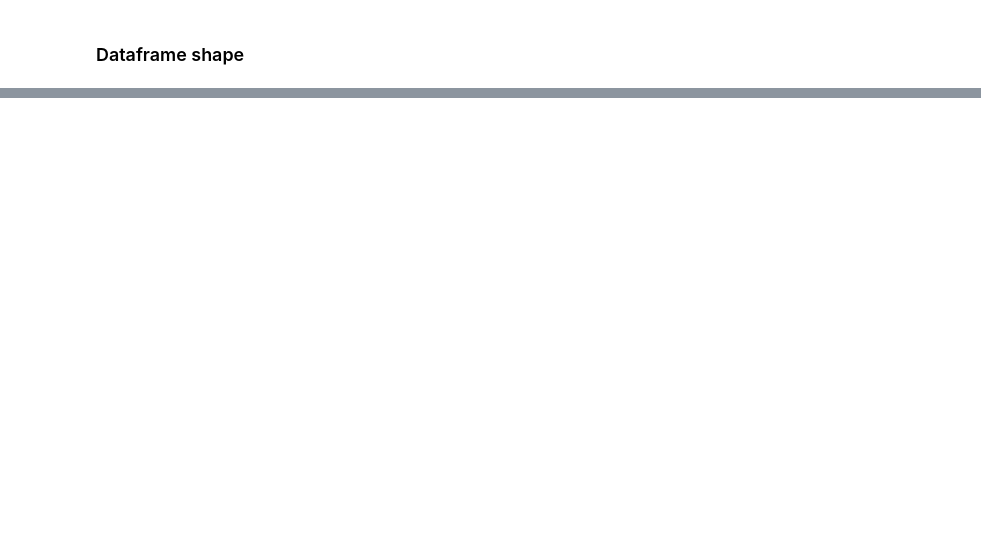
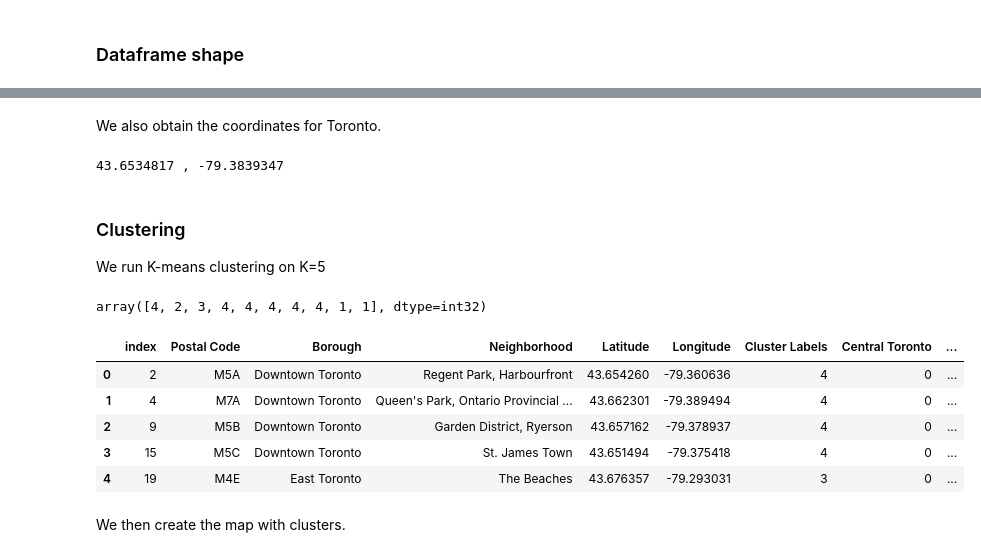
Before and after one commit to norvylle/Coursera_Capstone, a Jupyter notebook: Capstone Project.ipynb, the cells around one changed output, grey strips where cells are left out. Cells and saved outputs as stored; diff of their text form; code cells hidden in the pictures; blank space fills up the shorter version.

Commit message:
Added maps and K-means

```diff
--- a/Capstone Project.ipynb
+++ b/Capstone Project.ipynb
@@ -41,0 +67,4 @@ df.shape
+# %%
+geo = pd.read_csv("Geospatial_Coordinates.csv")
+new_df = pd.merge(df, geo, on=['Postal Code'])
+new_df.head()
@@ -41,0 +81,16 @@ df.shape
+# %%
+# one hot encoding
+a = new_df[new_df['Borough'].str.contains("Toronto")]
+
+df_onehot = pd.get_dummies(a[['Borough']], prefix="", prefix_sep="")
+
+# add neighborhood column back to dataframe
+df_onehot['Neighborhood'] = new_df['Neighborhood']
+
+# move neighborhood column to the first column
+fixed_columns = [df_onehot.columns[-1]] + list(df_onehot.columns[:-1])
+df_onehot = df_onehot[fixed_columns]
+
+#Group according to Neighborhood
+df_grouped = df_onehot.groupby('Neighborhood').mean().reset_index()
+df_grouped
@@ -41,0 +115,44 @@ df.shape
+# %% [markdown]
+We also obtain the coordinates for Toronto.
+# %%
+address = 'Toronto, Ontario'
+
+geolocator = Nominatim(user_agent="ny_explorer")
+location = geolocator.geocode(address)
+latitude = location.latitude
+longitude = location.longitude
+print(latitude,",",longitude)
+# %% [output]
+43.6534817 , -79.3839347
+# %% [markdown]
+### Clustering
+
+We run K-means clustering on K=5
+# %%
+# set number of clusters
+kclusters = 5
+
+df_grouped_clustering = df_grouped.drop('Neighborhood', 1)
+
+# run k-means clustering
+kmeans = KMeans(n_clusters=kclusters, random_state=0).fit(df_grouped_clustering)
+
+# check cluster labels generated for each row in the dataframe
+kmeans.labels_[0:10]
+# %% [output]
+array([4, 2, 3, 4, 4, 4, 4, 4, 1, 1], dtype=int32)
+# %%
+df_grouped.insert(0, 'Cluster Labels', kmeans.labels_)
+
+df_merged = a.join(df_grouped.set_index('Neighborhood'), on='Neighborhood').reset_index()
+
+df_merged.head()
+# %% [output]
+|  | index | Postal Code | Borough | Neighborhood | Latitude | Longitude | Cluster Labels | Central Toronto | ... |
+| 0 | 2 | M5A | Downtown Toronto | Regent Park, Harbourfront | 43.654260 | -79.360636 | 4 | 0 | ... |
+| 1 | 4 | M7A | Downtown Toronto | Queen's Park, Ontario Provincial ... | 43.662301 | -79.389494 | 4 | 0 | ... |
+| 2 | 9 | M5B | Downtown Toronto | Garden District, Ryerson | 43.657162 | -79.378937 | 4 | 0 | ... |
+| 3 | 15 | M5C | Downtown Toronto | St. James Town | 43.651494 | -79.375418 | 4 | 0 | ... |
+| 4 | 19 | M4E | East Toronto | The Beaches | 43.676357 | -79.293031 | 3 | 0 | ... |
+# %% [markdown]
+We then create the map with clusters.
```
Also changed, not shown: parts of 10 cells of this notebook.
